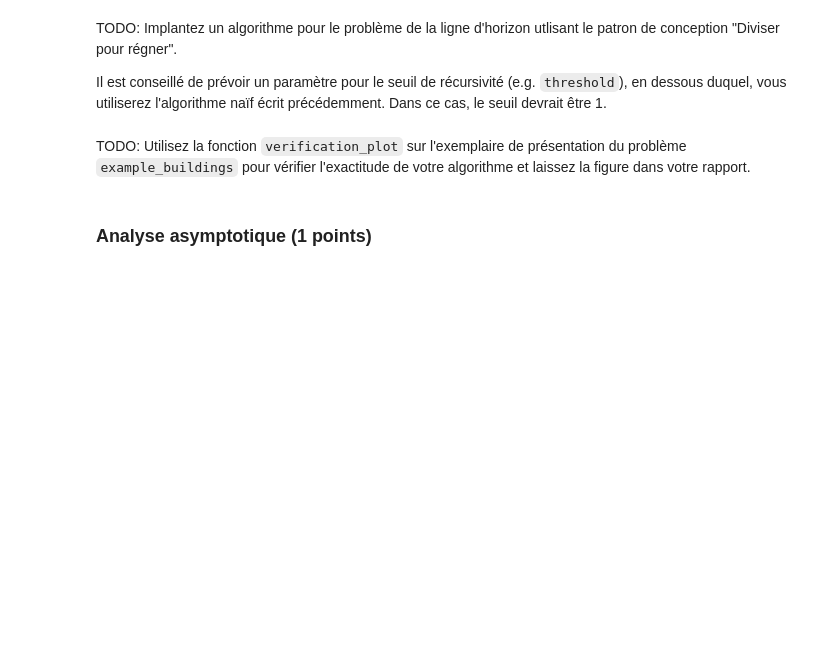
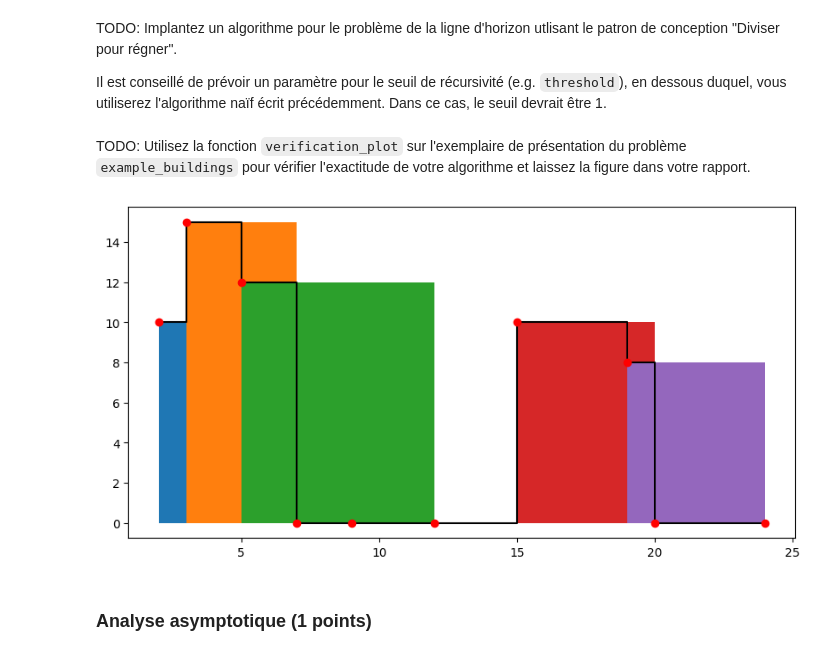
Before and after one commit to TPerronTouchette/INF8775, a Jupyter notebook: TP1_A25/TP1_A25.ipynb, the cells around one changed output. Saved outputs shown, nothing was run; the diff lists cells and outputs as text; code cells hidden in the pictures; blank space fills up the shorter version.

```diff
--- a/TP1_A25/TP1_A25.ipynb
+++ b/TP1_A25/TP1_A25.ipynb
@@ -62,7 +62,7 @@ Requirement already satisfied: python-dateutil>=2.7 in ./.venv/lib/python3.12/si
 Requirement already satisfied: six>=1.5 in ./.venv/lib/python3.12/site-packages (from python-dateutil>=2.7->matplotlib) (1.17.0)
 # %%
 # Problem data
-example_buildings = [(2, 9, 10), (3, 7, 15), (5, 12, 12), (15, 20, 10), (19, 24, 8)]
+example_buildings = [(2, 13, 10), (3, 7, 15), (5, 12, 12), (15, 20, 10), (19, 24, 8)]
 
 # Solution data
 example_skyline = [(2, 10), (3, 15), (7, 12), (12, 0), (15, 10), (20, 8), (24, 0)]
@@ -430,10 +449,25 @@ def skyline_divide_and_conquer(buildings, threshold):
+# %%
+
+
+def skyline_divide_and_conquer(buildings, threshold):
+    skyline = []
+    if len(buildings) <= threshold:
+        skyline = skyline_bruteforce(buildings)
+    else:
+
+    return skyline
 # %% [markdown]
 
 TODO: Utilisez la fonction `verification_plot` sur l'exemplaire de présentation du problème `example_buildings` pour vérifier l'exactitude de votre algorithme et laissez la figure dans votre rapport.
 # %%
 def skyline_divide_and_conquer_naive_threshold(buildings):
     # TODO diviser pour régner avec un seuil de récursivité de 1
-    return []
+    # use example_buildings with verification_plot
+    return skyline_divide_and_conquer(buildings, 1)
+
+verification_plot(example_buildings, skyline_divide_and_conquer_naive_threshold(example_buildings))
+# %% [output]
+[figure, added]
 # %% [markdown]
 ### Analyse asymptotique (1 points)
 # %% [markdown]
```
Also changed, not shown: parts of 7 cells of this notebook.
